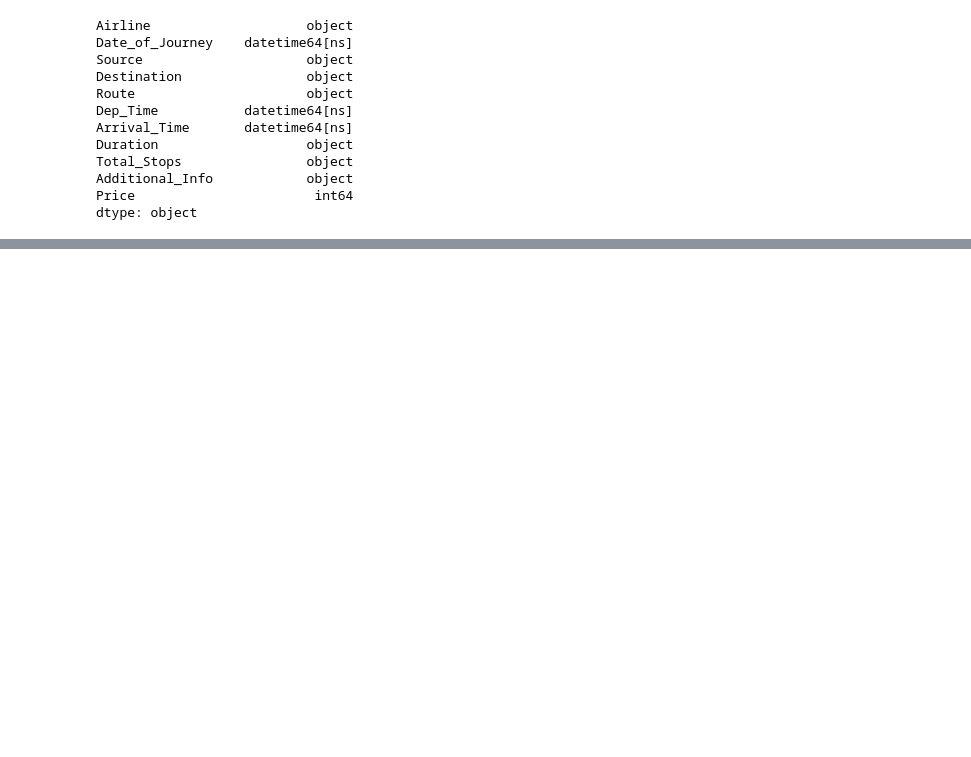
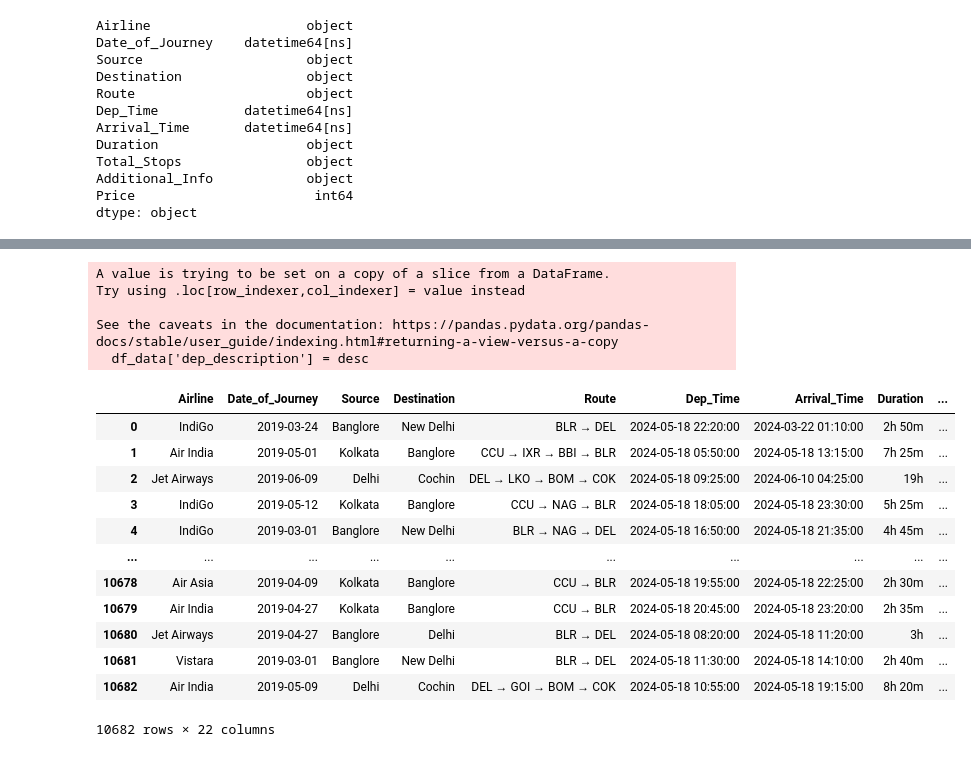
Before and after one commit to apadhiary/09_data_science, a Jupyter notebook: airlines.ipynb, the cells around one changed output, grey strips where cells are left out. Drawn from its saved outputs; the diff is of its cells as text; code cells hidden in the pictures; blank space fills up the shorter version.

```diff
--- a/airlines.ipynb
+++ b/airlines.ipynb
@@ -71,0 +134,45 @@ dtype: object
+# %%
+#6
+
+def giveDescription(time):
+
+    if (time >= 4 and time < 8):
+        return 'Early Morning'
+
+    elif (time >= 8 and time < 12):
+        return 'Morning'
+
+    if (time >= 12 and time < 16):
+        return 'Noon'
+
+    if (time >= 16 and time < 18):
+        return 'Evening'
+
+    if (time >= 18 and time < 24):
+        return 'Night'
+
+    elif (time >= 0 and time < 4):
+        return 'Late Night'
+
+desc = df_data['Dep_Time_hour'].apply(giveDescription)
+df_data['dep_description'] = desc
+df_data
+# %% [output]
+A value is trying to be set on a copy of a slice from a DataFrame.
+Try using .loc[row_indexer,col_indexer] = value instead
+
+See the caveats in the documentation: https://pandas.pydata.org/pandas-docs/stable/user_guide/indexing.html#returning-a-view-versus-a-copy
+  df_data['dep_description'] = desc
+|  | Airline | Date_of_Journey | Source | Destination | Route | Dep_Time | Arrival_Time | Duration | ... |
+| 0 | IndiGo | 2019-03-24 | Banglore | New Delhi | BLR → DEL | 2024-05-18 22:20:00 | 2024-03-22 01:10:00 | 2h 50m | ... |
+| 1 | Air India | 2019-05-01 | Kolkata | Banglore | CCU → IXR → BBI → BLR | 2024-05-18 05:50:00 | 2024-05-18 13:15:00 | 7h 25m | ... |
+| 2 | Jet Airways | 2019-06-09 | Delhi | Cochin | DEL → LKO → BOM → COK | 2024-05-18 09:25:00 | 2024-06-10 04:25:00 | 19h | ... |
+| 3 | IndiGo | 2019-05-12 | Kolkata | Banglore | CCU → NAG → BLR | 2024-05-18 18:05:00 | 2024-05-18 23:30:00 | 5h 25m | ... |
+| 4 | IndiGo | 2019-03-01 | Banglore | New Delhi | BLR → NAG → DEL | 2024-05-18 16:50:00 | 2024-05-18 21:35:00 | 4h 45m | ... |
+| ... | ... | ... | ... | ... | ... | ... | ... | ... | ... |
+| 10678 | Air Asia | 2019-04-09 | Kolkata | Banglore | CCU → BLR | 2024-05-18 19:55:00 | 2024-05-18 22:25:00 | 2h 30m | ... |
+| 10679 | Air India | 2019-04-27 | Kolkata | Banglore | CCU → BLR | 2024-05-18 20:45:00 | 2024-05-18 23:20:00 | 2h 35m | ... |
+| 10680 | Jet Airways | 2019-04-27 | Banglore | Delhi | BLR → DEL | 2024-05-18 08:20:00 | 2024-05-18 11:20:00 | 3h | ... |
+| 10681 | Vistara | 2019-03-01 | Banglore | New Delhi | BLR → DEL | 2024-05-18 11:30:00 | 2024-05-18 14:10:00 | 2h 40m | ... |
+| 10682 | Air India | 2019-05-09 | Delhi | Cochin | DEL → GOI → BOM → COK | 2024-05-18 10:55:00 | 2024-05-18 19:15:00 | 8h 20m | ... |
+10682 rows × 22 columns
```
Also changed, not shown: parts of 5 cells of this notebook.
